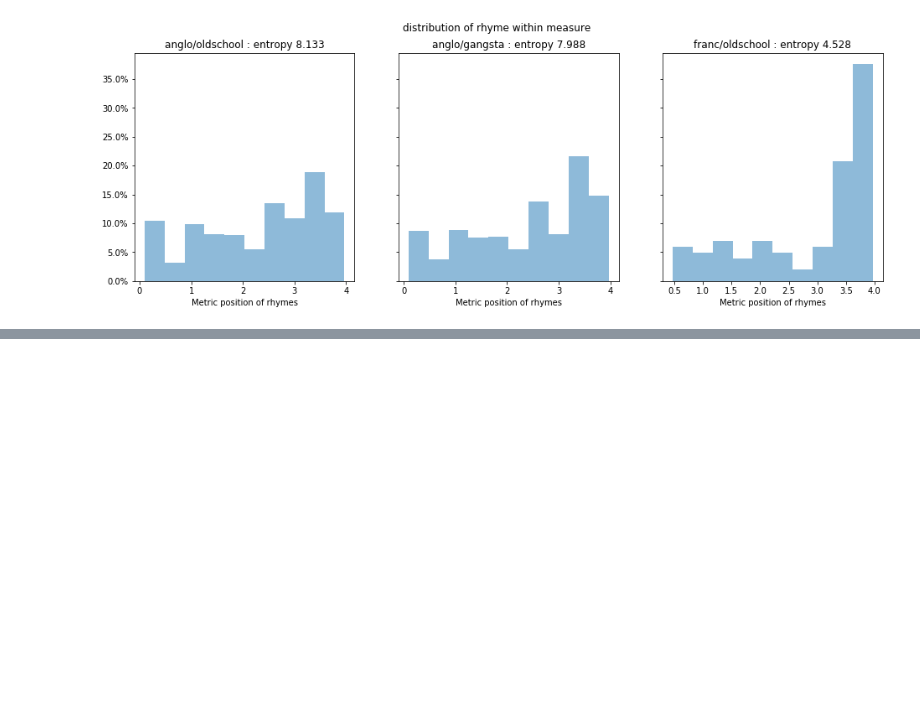
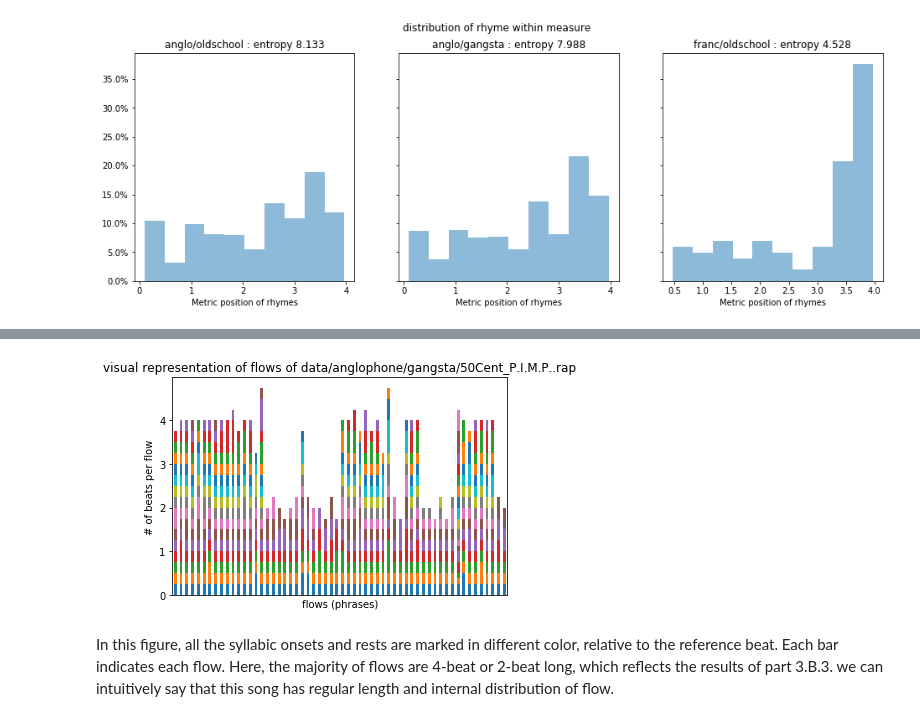
Before and after one commit to haeeunkim/dh401, a Jupyter notebook: milestone3.ipynb, the cells around one changed output, grey strips where cells are left out. Cells and saved outputs as stored; diff of their text form; code cells hidden in the pictures; blank space fills up the shorter version.

```diff
--- a/milestone3.ipynb
+++ b/milestone3.ipynb
@@ -54,7 +50,7 @@ francophone_files = [
 reset = False
 if reset:
     for f in francophone_files:
-        sample_path = francophone_dir + f
+        sample_path = francophone_dir + 'oldschool/' + f
         sample = HumdrumSummary(sample_path, metadata=False, pickup_control=False)
     #    print(sample_path)
         print(sample.invalid_measures)
@@ -63,7 +59,7 @@ if reset:
     # check the integrities of manually-encoded files
 
     for f in francophone_files:
-        sample_path = francophone_dir + 'oldschool' + f
+        sample_path = francophone_dir + 'oldschool/' + f
         sample = pd.read_table(sample_path, header=None)
         sample = sample.rename(columns={0:'**recip',1:'**break',2:'**rhyme',3:'**lyric'})
         print(sample_path)
@@ -281,6 +277,7 @@ class HumdrumSummary():
         self.MC = sample_path.split('/')[-1].split('_')[0]
         self.invalid_measures = invalid_measures
         self.lang = sample_path.split('/')[1]
+        self.path = sample_path
 # %%
 def phrase_based(df, clean_rest=False):
     # break the humdrum data into phrases.
@@ -308,19 +305,23 @@ def phrase_based(df, clean_rest=False):
     return sample_flowwise
 
 
-def flowwise_visualize(flowwise_df):
+def flowwise_visualize(sample_obj):
     # displays the flow of a given rap.
     # helper fuction. does not give any significance yet.
     # expected to give some visual insights to us.
 
-    sample = flowwise_df
+    sample = phrase_based(sample_obj.df)
     maxlen = sample.recip.apply(lambda x: len(x)).max()
     sample.recip = sample.recip.apply(lambda x: np.concatenate([x, [0]* (maxlen - len(x))]))
     s = pd.DataFrame(item for item in sample.recip)
 
     viz = s.plot(kind='bar', stacked=True, legend=None)
     plt.xticks([])
-    return viz
+    plt.title('visual representation of flows of {0}'.format(sample_obj.path))
+    plt.xlabel('flows (phrases)')
+    plt.ylabel('# of beats per flow')
+    plt.show()
+#    return viz
 # %% [markdown]
 ### 3-2. Execution
 # %%
@@ -622,0 +674,8 @@ plt.show()
+# %%
+sample_path = anglophone_dir + 'gangsta/' + gangsta_files[4]
+flowwise_visualize(HumdrumSummary(sample_path))
+# %% [output]
+[figure, added]
+# %% [markdown]
+In this figure, all the syllabic onsets and rests are marked in different color, relative to the reference beat. Each bar indicates each flow.
+Here, the majority of flows are 4-beat or 2-beat long, which reflects the results of part 3.B.3. we can intuitively say that this song has regular length and internal distribution of flow.
```
Also changed, not shown: parts of 29 cells of this notebook.
